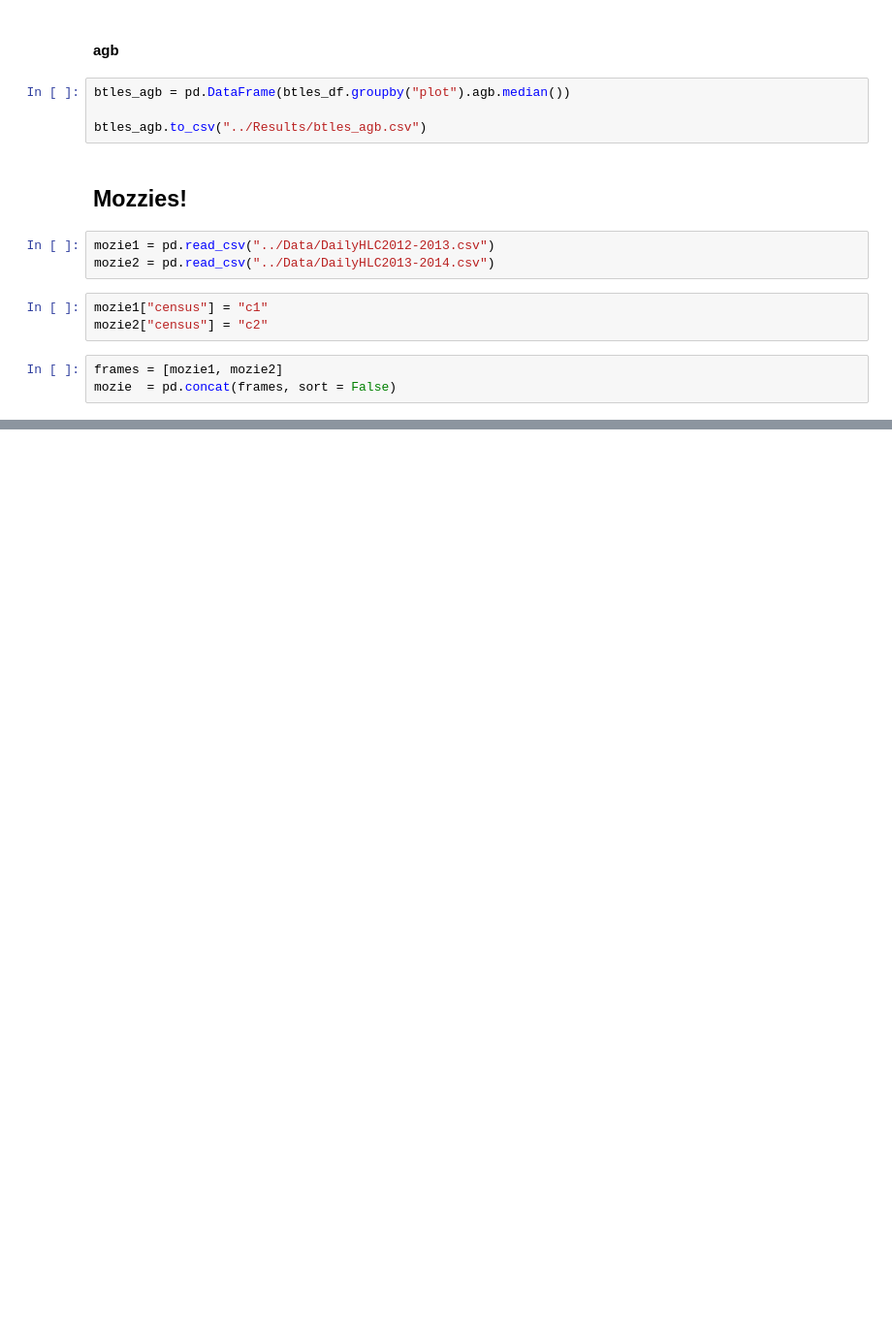
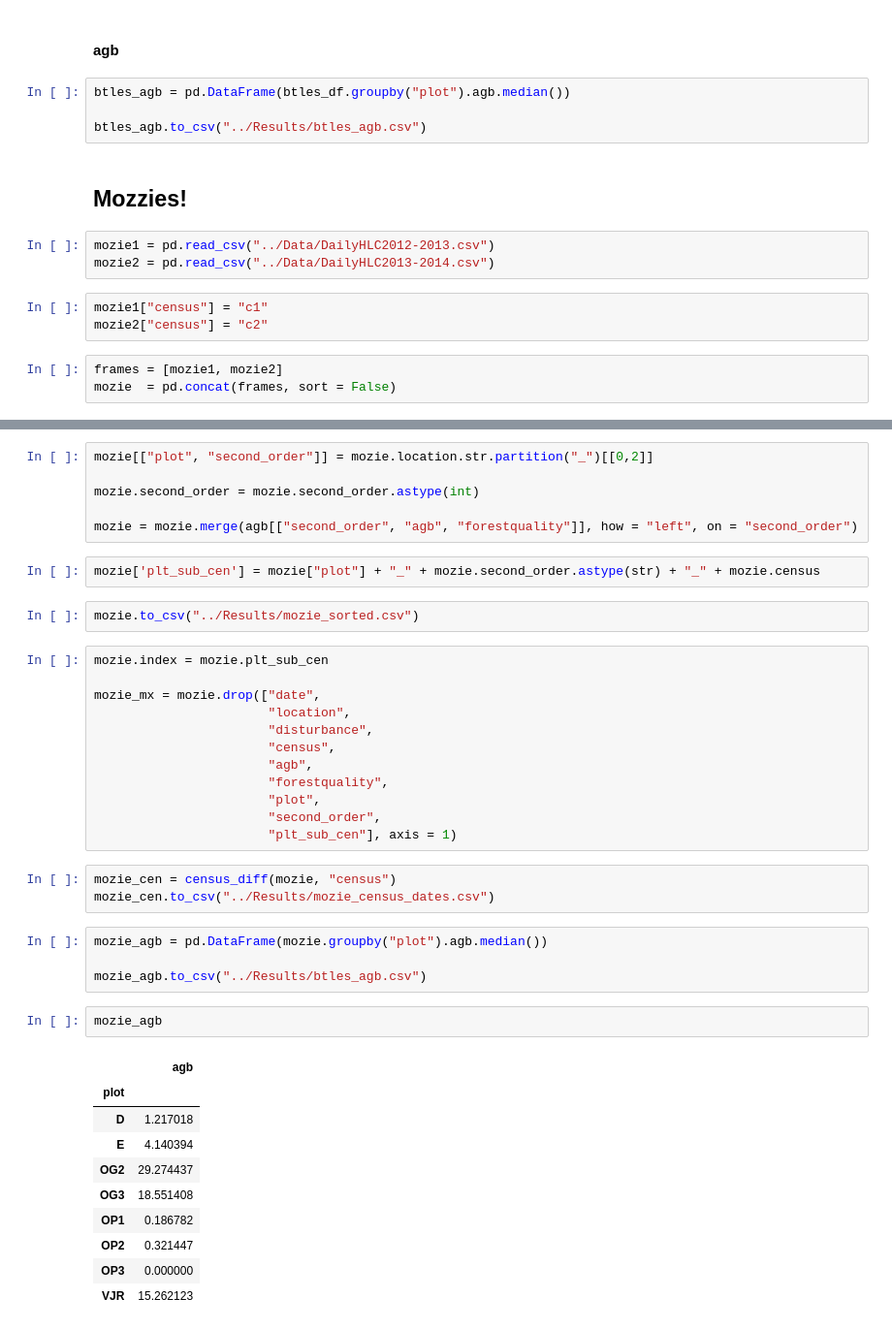
Before and after one commit to dbridg15/masters_project, a Jupyter notebook: Code/sort_data.ipynb, the cells around one changed output, grey strips where cells are left out. Shown at 97% size. Drawn from its saved outputs; the diff is of its cells as text; blank space fills up the shorter version.

Commit message:
sorted mozies data

```diff
--- a/Code/sort_data.ipynb
+++ b/Code/sort_data.ipynb
@@ -510,0 +516,42 @@ second_order.loc[second_order.location == "LF2_692"]
+# %%
+mozie[["plot", "second_order"]] = mozie.location.str.partition("_")[[0,2]]
+
+mozie.second_order = mozie.second_order.astype(int)
+
+mozie = mozie.merge(agb[["second_order", "agb", "forestquality"]], how = "left", on = "second_order")
+# %%
+mozie['plt_sub_cen'] = mozie["plot"] + "_" + mozie.second_order.astype(str) + "_" + mozie.census
+# %%
+mozie.to_csv("../Results/mozie_sorted.csv")
+# %%
+mozie.index = mozie.plt_sub_cen
+
+mozie_mx = mozie.drop(["date",
+                       "location",
+                       "disturbance",
+                       "census",
+                       "agb",
+                       "forestquality",
+                       "plot",
+                       "second_order",
+                       "plt_sub_cen"], axis = 1)
+# %%
+mozie_cen = census_diff(mozie, "census")
+mozie_cen.to_csv("../Results/mozie_census_dates.csv")
+# %%
+mozie_agb = pd.DataFrame(mozie.groupby("plot").agb.median())
+
+mozie_agb.to_csv("../Results/btles_agb.csv")
+# %%
+mozie_agb
+# %% [output]
+|  | agb |
+| plot |  |
+| D | 1.217018 |
+| E | 4.140394 |
+| OG2 | 29.274437 |
+| OG3 | 18.551408 |
+| OP1 | 0.186782 |
+| OP2 | 0.321447 |
+| OP3 | 0.000000 |
+| VJR | 15.262123 |
```
Also changed, not shown: parts of 15 cells of this notebook, 1 other file.
